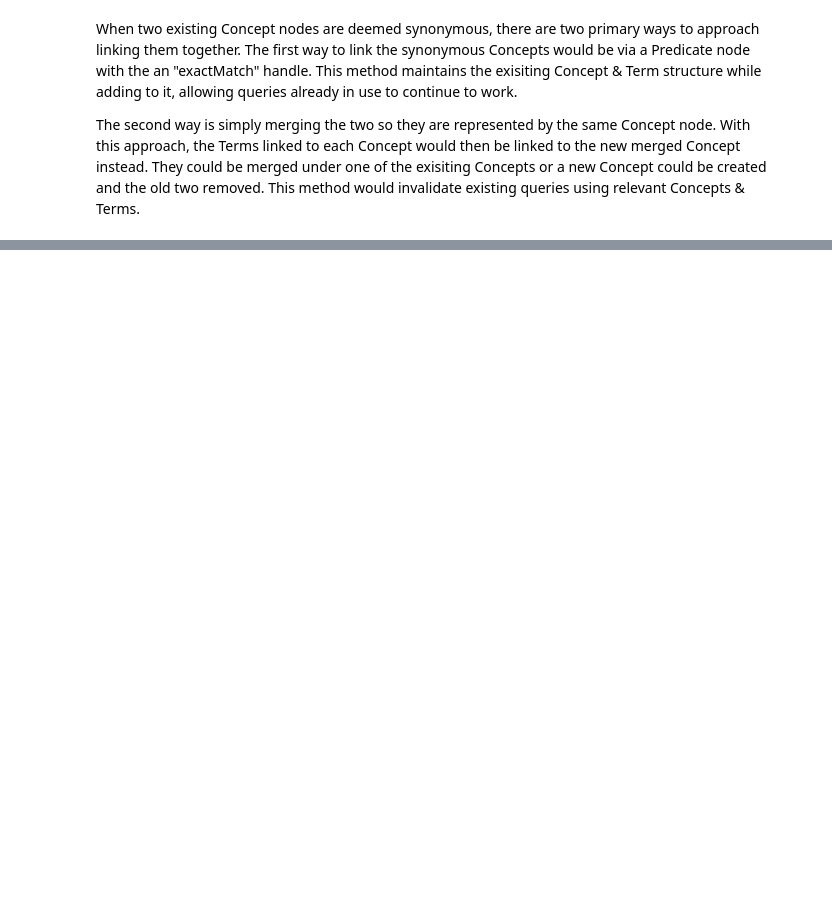
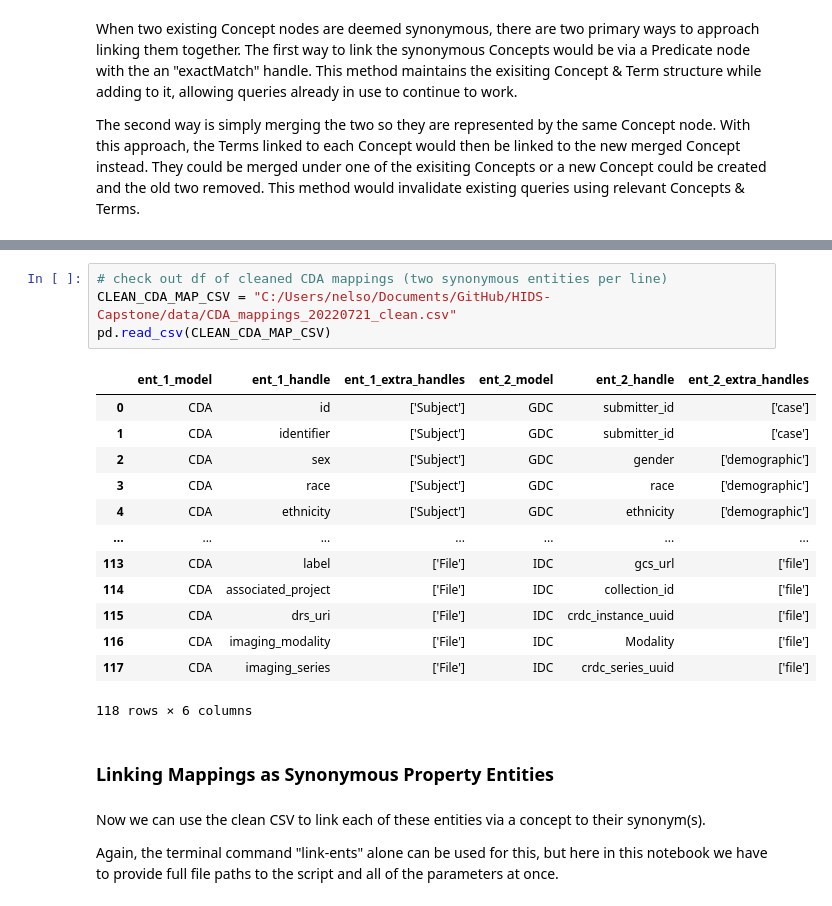
Before and after one commit to nelsonwmoore/HIDS-Capstone, a Jupyter notebook: notebooks/mdb_tools_notebook.ipynb, the cells around one changed output, grey strips where cells are left out. Cells and saved outputs as stored; diff of their text form; blank space fills up the shorter version.

Commit message:
Scripts to map CDA in MDB
Added command line scripts to map CDA in MDB. Updated example notebook.

```diff
--- a/notebooks/mdb_tools_notebook.ipynb
+++ b/notebooks/mdb_tools_notebook.ipynb
@@ -633,0 +733,24 @@ Removing node node with with properties: {nanoid: 'epHFmk'}
+# %%
+# check out df of cleaned CDA mappings (two synonymous entities per line)
+CLEAN_CDA_MAP_CSV = "C:/Users/nelso/Documents/GitHub/HIDS-Capstone/data/CDA_mappings_20220721_clean.csv"
+pd.read_csv(CLEAN_CDA_MAP_CSV)
+# %% [output]
+|  | ent_1_model | ent_1_handle | ent_1_extra_handles | ent_2_model | ent_2_handle | ent_2_extra_handles |
+| 0 | CDA | id | ['Subject'] | GDC | submitter_id | ['case'] |
+| 1 | CDA | identifier | ['Subject'] | GDC | submitter_id | ['case'] |
+| 2 | CDA | sex | ['Subject'] | GDC | gender | ['demographic'] |
+| 3 | CDA | race | ['Subject'] | GDC | race | ['demographic'] |
+| 4 | CDA | ethnicity | ['Subject'] | GDC | ethnicity | ['demographic'] |
+| ... | ... | ... | ... | ... | ... | ... |
+| 113 | CDA | label | ['File'] | IDC | gcs_url | ['file'] |
+| 114 | CDA | associated_project | ['File'] | IDC | collection_id | ['file'] |
+| 115 | CDA | drs_uri | ['File'] | IDC | crdc_instance_uuid | ['file'] |
+| 116 | CDA | imaging_modality | ['File'] | IDC | Modality | ['file'] |
+| 117 | CDA | imaging_series | ['File'] | IDC | crdc_series_uuid | ['file'] |
+118 rows × 6 columns
+# %% [markdown]
+### Linking Mappings as Synonymous Property Entities
+# %% [markdown]
+Now we can use the clean CSV to link each of these entities via a concept to their synonym(s).
+
+Again, the terminal command "link-ents" alone can be used for this, but here in this notebook we have to provide full file paths to the script and all of the parameters at once.
```
Also changed, not shown: parts of 181 cells of this notebook, 13 other files.
